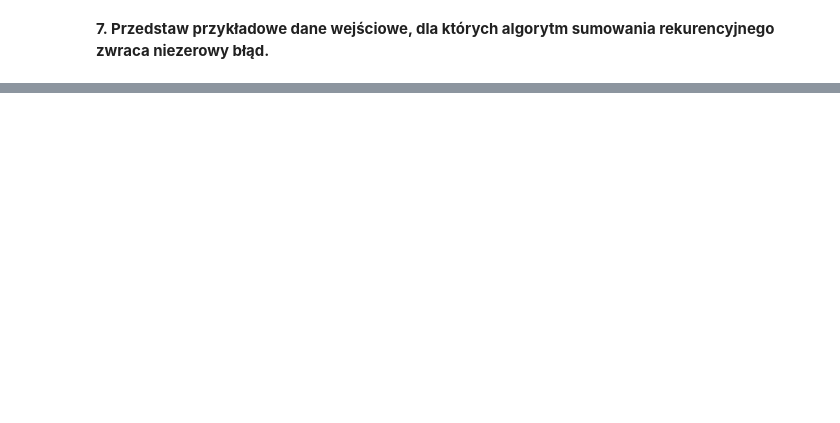
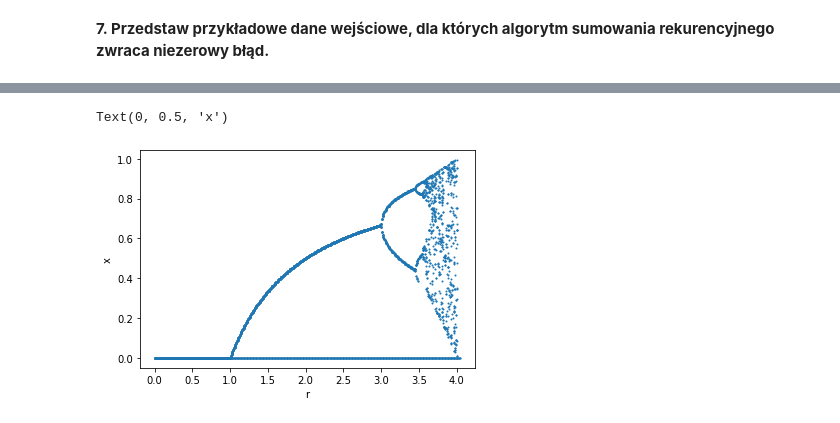
Before and after one commit to pweglik/mownit, a Jupyter notebook: lab1.ipynb, the cells around one changed output, grey strips where cells are left out. Cells and saved outputs as stored; diff of their text form; code cells hidden in the pictures; blank space fills up the shorter version.

```diff
--- a/lab1.ipynb
+++ b/lab1.ipynb
@@ -160,0 +325,22 @@ Relative error: 0.05632890752678764
+# %%
+start_x = np.arange(0, 1, 0.05)
+r = np.arange(0.01, 4.05, 0.01)
+
+x = np.fromfunction(lambda i, j: start_x[i] ,(start_x.shape[0], r.shape[0]), dtype=int)
+
+
+x = np.multiply(x * (1 - x), np.transpose(r))
+
+NUM_OF_ITERATIONS = 10 ** 3
+
+for _ in range(NUM_OF_ITERATIONS):
+    x = np.multiply(x * (1 - x), np.transpose(r))
+
+r_axis = np.tile(r, start_x.shape[0])
+
+plt.scatter(r_axis, x.flatten(), s=1)
+plt.xlabel('r')
+plt.ylabel('x')
+# %% [output]
+Text(0, 0.5, 'x')
+[figure, added]
```
Also changed, not shown: parts of 33 cells of this notebook.
